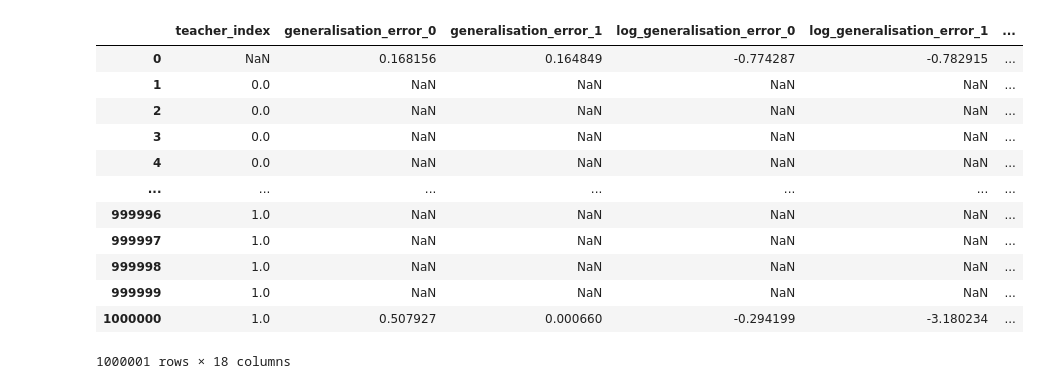
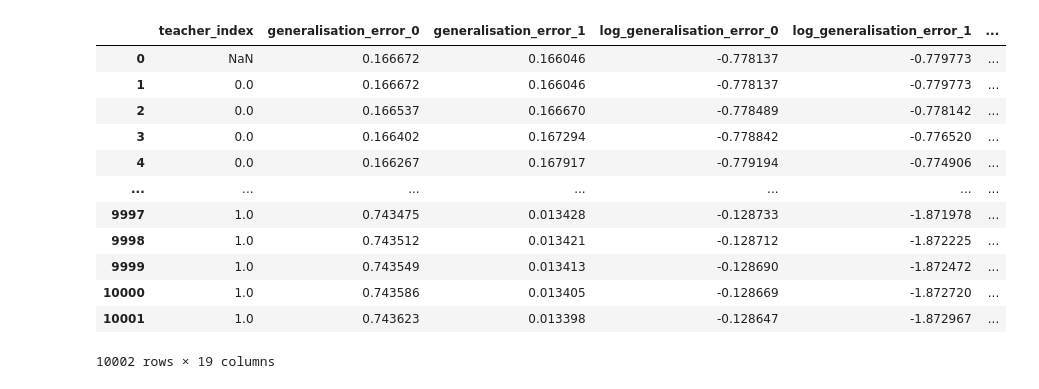
Before and after one commit to Lisa-ach/student_teacher_catastrophic, a Jupyter notebook: notes/Experiment1/Figure2.ipynb, the cells around one changed output. Cells and saved outputs as stored; diff of their text form; code cells hidden in the pictures.

```diff
--- a/notes/Experiment1/Figure2.ipynb
+++ b/notes/Experiment1/Figure2.ipynb
@@ -5,25 +5,27 @@ import numpy as np
 import matplotlib.pyplot as plt
 # %%
 # path = "/Users/sebastianlee/Dropbox/Documents/Research/Projects/catastrophic/run/results/fig_2_data/"
-path = "../../cata/run/results/test_ok/single/"
+path = "../../cata/run/results/exp1_ode_100000/single/"
 # %%
 # ode_df = pd.read_csv(os.path.join(path, "ode_log.csv"))
 # network_df = pd.read_csv(os.path.join(path, "network_log.csv"))
 network_df = pd.read_csv(os.path.join(path, "data_logger_network.csv"))
+ode_df = pd.read_csv(os.path.join(path, "data_logger_ode.csv"))
 network_df # Nan maybe because we are computing the error at certain time steps
+ode_df
 # %% [output]
 |  | teacher_index | generalisation_error_0 | generalisation_error_1 | log_generalisation_error_0 | log_generalisation_error_1 | ... |
-| 0 | NaN | 0.168156 | 0.164849 | -0.774287 | -0.782915 | ... |
-| 1 | 0.0 | NaN | NaN | NaN | NaN | ... |
-| 2 | 0.0 | NaN | NaN | NaN | NaN | ... |
-| 3 | 0.0 | NaN | NaN | NaN | NaN | ... |
-| 4 | 0.0 | NaN | NaN | NaN | NaN | ... |
+| 0 | NaN | 0.166672 | 0.166046 | -0.778137 | -0.779773 | ... |
+| 1 | 0.0 | 0.166672 | 0.166046 | -0.778137 | -0.779773 | ... |
+| 2 | 0.0 | 0.166537 | 0.166670 | -0.778489 | -0.778142 | ... |
+| 3 | 0.0 | 0.166402 | 0.167294 | -0.778842 | -0.776520 | ... |
+| 4 | 0.0 | 0.166267 | 0.167917 | -0.779194 | -0.774906 | ... |
 | ... | ... | ... | ... | ... | ... | ... |
-| 999996 | 1.0 | NaN | NaN | NaN | NaN | ... |
-| 999997 | 1.0 | NaN | NaN | NaN | NaN | ... |
-| 999998 | 1.0 | NaN | NaN | NaN | NaN | ... |
-| 999999 | 1.0 | NaN | NaN | NaN | NaN | ... |
-| 1000000 | 1.0 | 0.507927 | 0.000660 | -0.294199 | -3.180234 | ... |
+| 9997 | 1.0 | 0.743475 | 0.013428 | -0.128733 | -1.871978 | ... |
+| 9998 | 1.0 | 0.743512 | 0.013421 | -0.128712 | -1.872225 | ... |
+| 9999 | 1.0 | 0.743549 | 0.013413 | -0.128690 | -1.872472 | ... |
+| 10000 | 1.0 | 0.743586 | 0.013405 | -0.128669 | -1.872720 | ... |
+| 10001 | 1.0 | 0.743623 | 0.013398 | -0.128647 | -1.872967 | ... |
-1000001 rows × 18 columns
+10002 rows × 19 columns
 # %%
 network_df = network_df.dropna()
```
Also changed, not shown: parts of 10 cells of this notebook.
